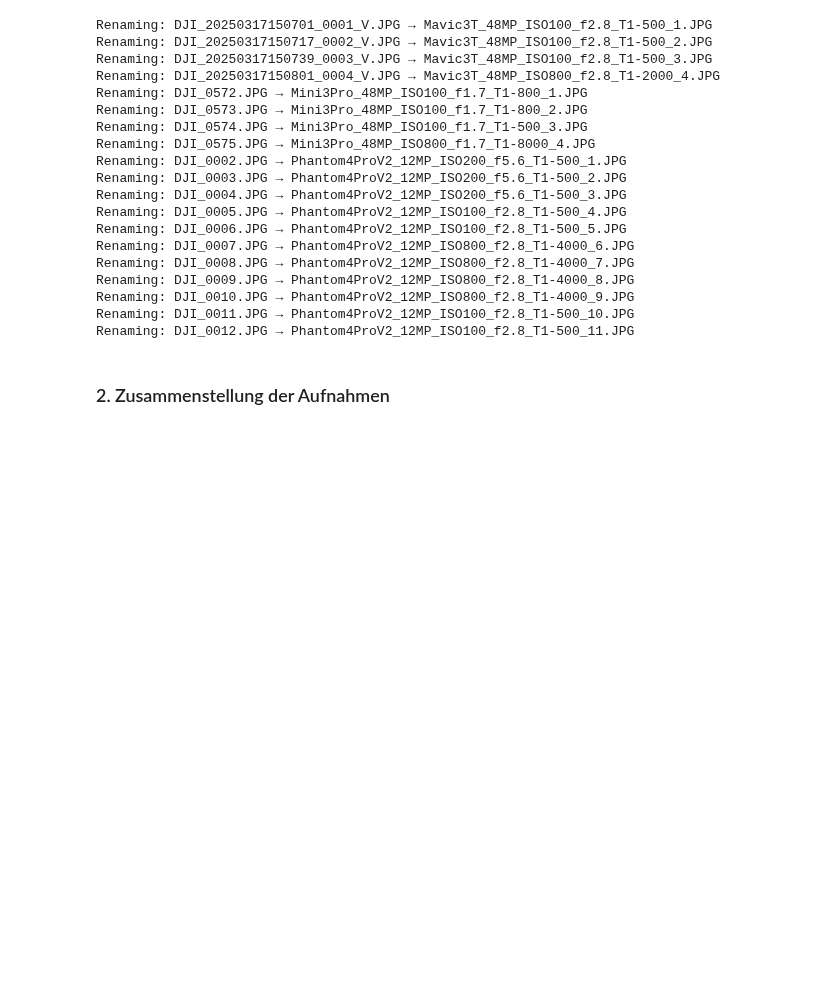
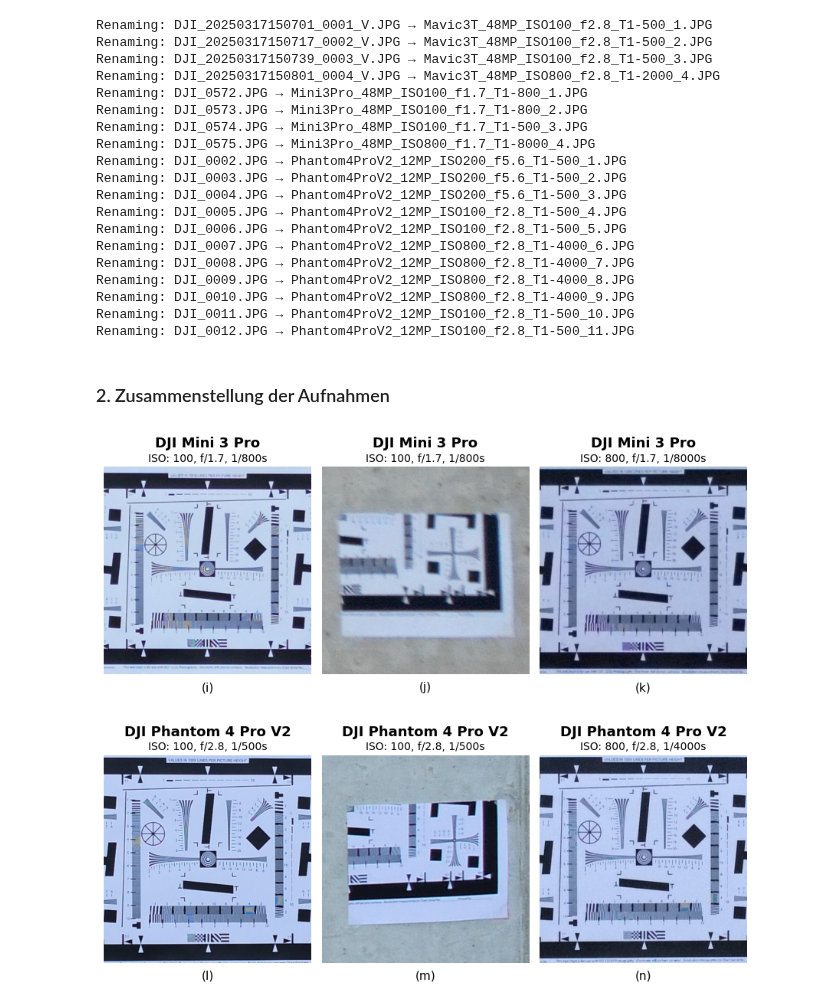
Before and after one commit to naamp/BTh11_Trieblaengenwachstum, a Jupyter notebook: 11_Camera_TestChart/11_B_Comparison_Phantom_Mini.ipynb, the cells around one changed output. Saved outputs shown, nothing was run; the diff lists cells and outputs as text; code cells hidden in the pictures; blank space fills up the shorter version.

```diff
--- a/11_Camera_TestChart/11_B_Comparison_Phantom_Mini.ipynb
+++ b/11_Camera_TestChart/11_B_Comparison_Phantom_Mini.ipynb
@@ -108,12 +108,12 @@ import os
 
 # Manuelle Metadaten (in Reihenfolge der Bilder)
 manual_metadata = [
-    "ISO: 100, f/1.7, 1/800s",     # DJI Mini 3 Pro - normal 500x500
-    "ISO: 100, f/1.7, 1/800s",      # DJI Mini 3 Pro - corner 500x500
-    "ISO: 800, f/1.7, 1/8000s",     # DJI Mini 3 Pro - high iso 500x500
-    "ISO: 100, f/2.8, 1/500s"       # DJI Phantom 4 Pro V2 - normal 500x500
-    "ISO: 100, f/2.8, 1/500s",     # DJI Phantom 4 Pro V2 - corner 500x500
-    "ISO: 800, f/2.8, 1/4000s"       # DJI Phantom 4 Pro V2 - high iso 500x500
+    "ISO: 100, f/1.7, 1/800s",      # DJI Mini 3 Pro – normal
+    "ISO: 100, f/1.7, 1/800s",      # DJI Mini 3 Pro – corner
+    "ISO: 800, f/1.7, 1/8000s",     # DJI Mini 3 Pro – high ISO
+    "ISO: 100, f/2.8, 1/500s",      # DJI Phantom 4 Pro V2 – normal
+    "ISO: 100, f/2.8, 1/500s",      # DJI Phantom 4 Pro V2 – corner
+    "ISO: 800, f/2.8, 1/4000s"      # DJI Phantom 4 Pro V2 – high ISO
 ]
 
 # Eingabe
@@ -122,49 +122,53 @@ image_files = [
     "DJIMini3Pro/Mini3Pro_48MP_ISO100_f1.7_T1-800_1_clipped.JPG",
     "DJIMini3Pro/Mini3Pro_48MP_ISO100_f1.7_T1-800_1_clipped_corner.JPG",
     "DJIMini3Pro/Mini3Pro_48MP_ISO800_f1.7_T1-8000_4_clipped.JPG",
-    "DJIMavic3T/Phantom4ProV2_20MP_ISO100_f2.8_T1-500_11_clipped.JPG",
-    "DJIMavic3T/Phantom4ProV2_20MP_ISO100_f2.8_T1-500_11_clipped_corner.JPG",
-    "DJIMavic3T/Phantom4ProV2_20MP_ISO800_f2.8_T1-4000_9_clipped.JPG"
+    "DJIPhantom4ProV2/Phantom4ProV2_20MP_ISO100_f2.8_T1-500_11_clipped.JPG",
+    "DJIPhantom4ProV2/Phantom4ProV2_20MP_ISO100_f2.8_T1-500_11_clipped_corner.JPG",
+    "DJIPhantom4ProV2/Phantom4ProV2_20MP_ISO800_f2.8_T1-4000_9_clipped.JPG"
 ]
 image_paths = [os.path.join(base_dir, f) for f in image_files]
-subfig_labels = ['(a)', '(b)', '(c)', '(d)', '(e)', '(f)']
+subfig_labels = ['(i)', '(j)', '(k)', '(l)', '(m)', '(n)']
 
 # Bild zuschneiden
-crop_size = 440
+crop_size = 500
 
-fig, axes = plt.subplots(2, 2, figsize=(8, 10), gridspec_kw={'hspace': 0.3, 'wspace': 0.05})
+fig, axes = plt.subplots(2, 3, figsize=(12, 8), gridspec_kw={'hspace': 0.35, 'wspace': 0.05})
 
 for i, (path, label) in enumerate(zip(image_paths, subfig_labels)):
     img = Image.open(path)
     width, height = img.size
     crop_box = (
         width // 2 - crop_size // 2,
         height // 2 - crop_size // 2,
         width // 2 + crop_size // 2,
         height // 2 + crop_size // 2
     )
     cropped = img.crop(crop_box)
 
     # Kamera
     if "Mini3Pro" in path:
         camera = "DJI Mini 3 Pro"
+    elif "Phantom4ProV2" in path:
+        camera = "DJI Phantom 4 Pro V2"
     else:
-        camera = "DJI Mavic 3T"
+        camera = "Unbekannt"
 
-    # Zeile & Spalte
-    row = i // 2
-    col = i % 2
+    # Zeile & Spalte im 2×3 Raster
+    row = i // 3
+    col = i % 3
     ax = axes[row, col]
     ax.imshow(cropped)
     ax.axis("off")
 
     # Beschriftungen
-    ax.text(0.5, 1.08, camera, fontsize=14, fontweight='bold',
+    ax.text(0.5, 1.08, camera, fontsize=13, fontweight='bold',
             ha='center', va='bottom', transform=ax.transAxes)
-    ax.text(0.5, 1.01, manual_metadata[i], fontsize=11,
+    ax.text(0.5, 1.015, manual_metadata[i], fontsize=10,
             ha='center', va='bottom', transform=ax.transAxes)
-    ax.text(0.5, -0.02, label, fontsize=12,
+    ax.text(0.5, -0.035, label, fontsize=11,
             ha='center', va='top', transform=ax.transAxes)
 
-plt.subplots_adjust(top=0.92, bottom=0.1, left=0.05, right=0.98)
+plt.subplots_adjust(top=0.90, bottom=0.08, left=0.05, right=0.75)
 plt.show()
+# %% [output]
+[figure, added]
```
Also changed, not shown: parts of 1 cell of this notebook, 15 other files.
